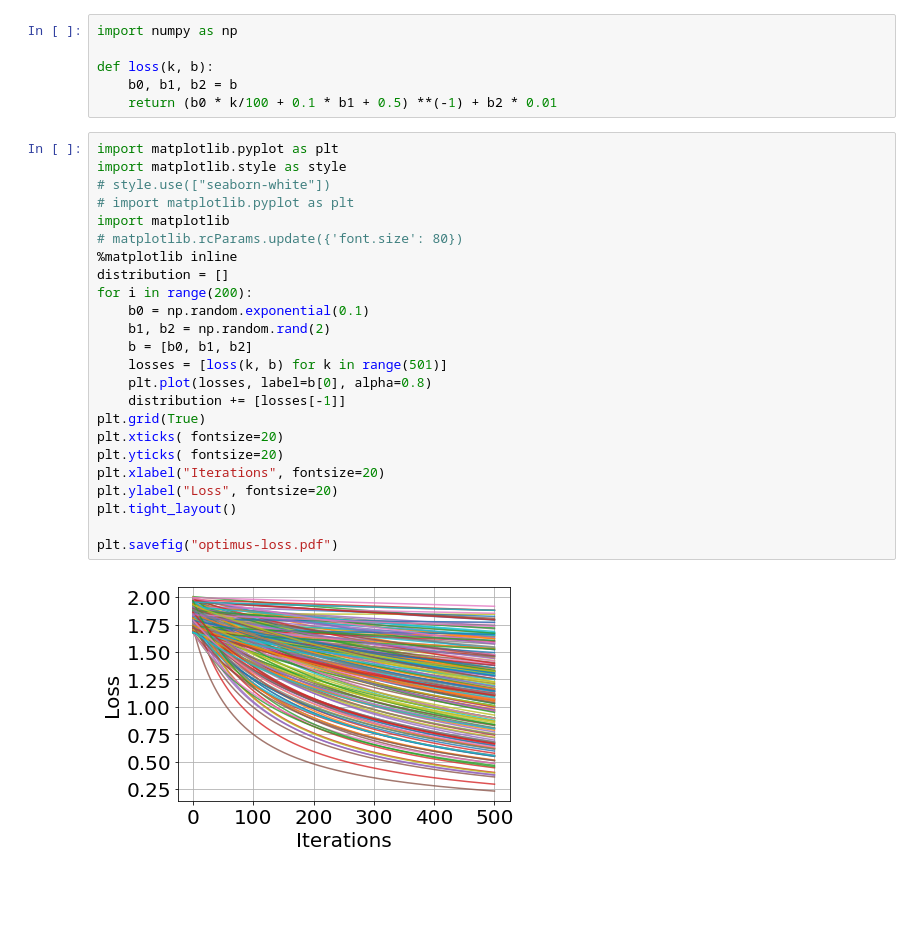
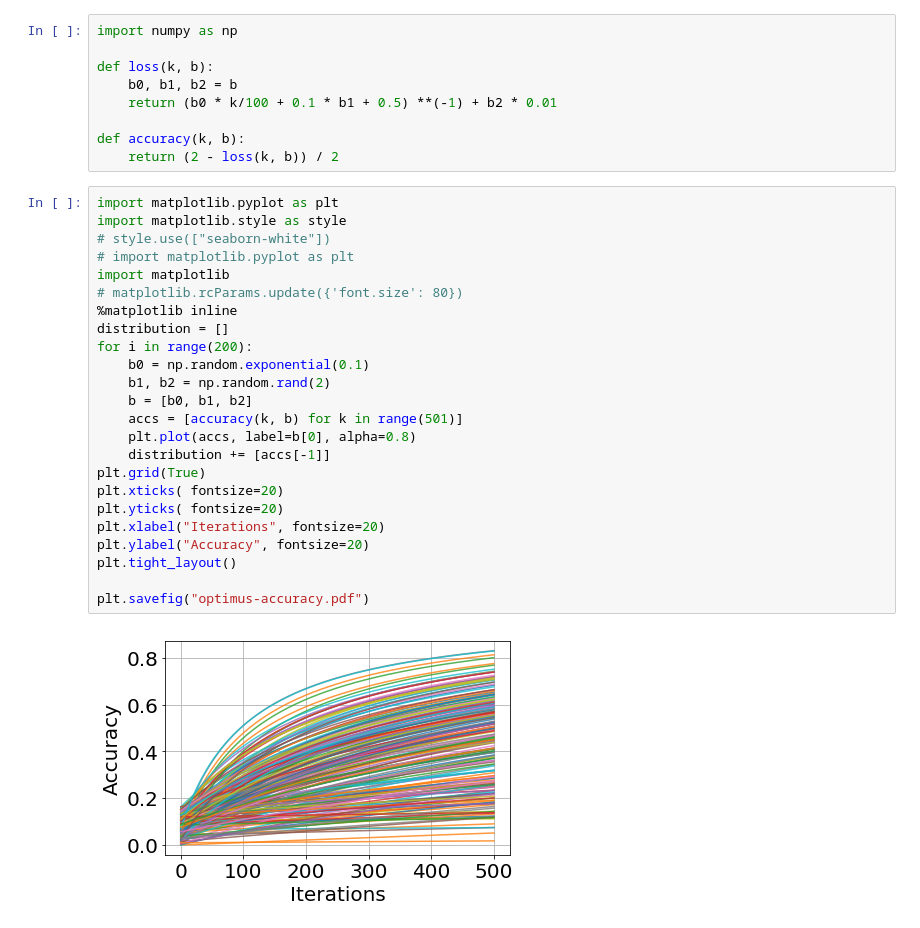
Before and after one commit to richardliaw/sospresults, a Jupyter notebook: OptimusLoss.ipynb, the cells around one changed output. Cells and saved outputs as stored; diff of their text form; blank space fills up the shorter version.

```diff
--- a/OptimusLoss.ipynb
+++ b/OptimusLoss.ipynb
@@ -4,32 +4,35 @@ import numpy as np
 def loss(k, b):
     b0, b1, b2 = b
     return (b0 * k/100 + 0.1 * b1 + 0.5) **(-1) + b2 * 0.01
+
+def accuracy(k, b):
+    return (2 - loss(k, b)) / 2
 # %%
 import matplotlib.pyplot as plt
 import matplotlib.style as style
 # style.use(["seaborn-white"])
 # import matplotlib.pyplot as plt
 import matplotlib
 # matplotlib.rcParams.update({'font.size': 80})
 %matplotlib inline
 distribution = []
 for i in range(200):
     b0 = np.random.exponential(0.1)
     b1, b2 = np.random.rand(2)
     b = [b0, b1, b2]
-    losses = [loss(k, b) for k in range(501)]
-    plt.plot(losses, label=b[0], alpha=0.8)
-    distribution += [losses[-1]]
+    accs = [accuracy(k, b) for k in range(501)]
+    plt.plot(accs, label=b[0], alpha=0.8)
+    distribution += [accs[-1]]
 plt.grid(True)
 plt.xticks( fontsize=20)
 plt.yticks( fontsize=20)
 plt.xlabel("Iterations", fontsize=20)
-plt.ylabel("Loss", fontsize=20)
+plt.ylabel("Accuracy", fontsize=20)
 plt.tight_layout()
 
-plt.savefig("optimus-loss.pdf")
+plt.savefig("optimus-accuracy.pdf")
 # %% [output]
-[figure, old version]
+[figure, new version]
 # %%
 plt.hist(distribution, bins=10, rwidth=0.9, alpha=0.8)
 plt.grid(True)
```
Also changed, not shown: parts of 6 cells of this notebook, 12 other files.
